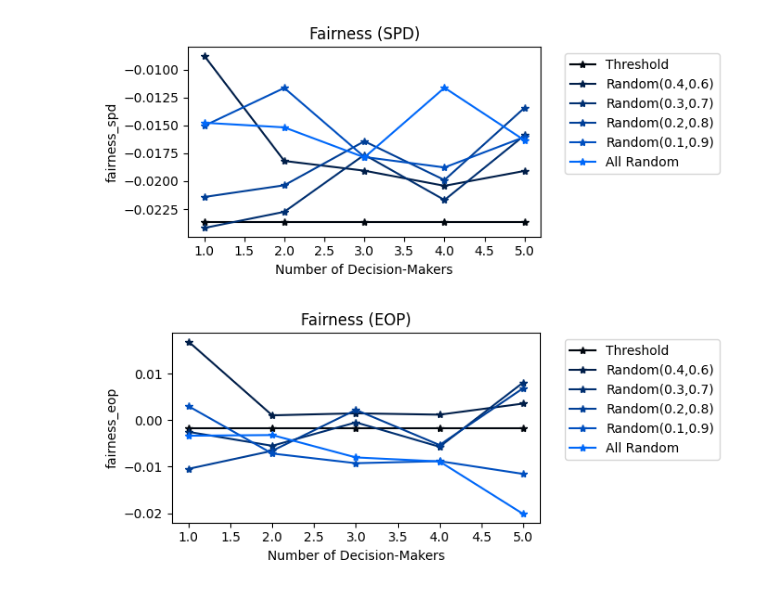
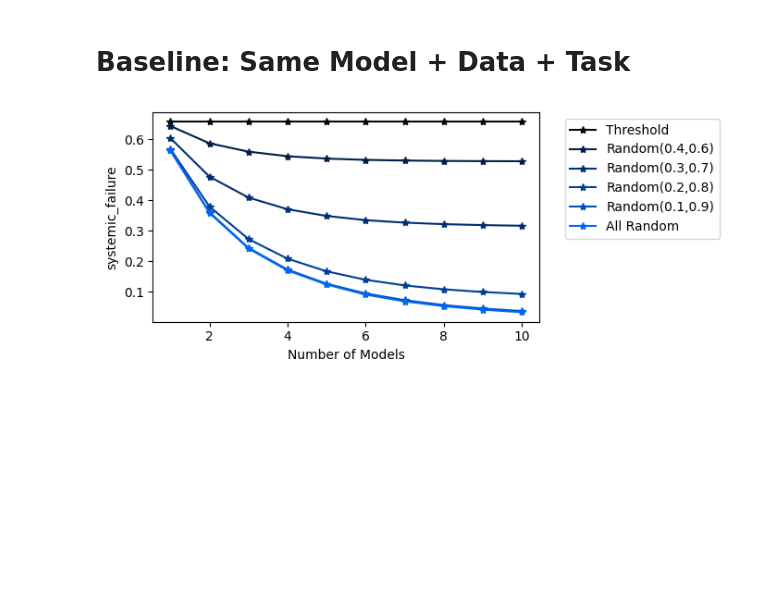
Before and after one commit to shomikj/severity_randomness, a Jupyter notebook: German Credit Results.ipynb, the cells around one changed output. Cells and saved outputs as stored; diff of their text form; code cells hidden in the pictures; blank space fills up the shorter version.

```diff
--- a/German Credit Results.ipynb
+++ b/German Credit Results.ipynb
@@ -24,12 +16,17 @@ df.head()
+# %%
+N_TRAIN = 800
+metric = "systemic_failure"
+method = "lockout"
+xaxis, xaxis_label = "num_models", "Number of Models"
 # %%
-df = df[["random_distance", xaxis, "accuracy", "acceptance", "fairness_spd", "fairness_eop",
-         "systemic_success", "systemic_failure", "multiplicity", "failure_rate", "homogenization_expected_failure", "homogenization_avg_failure"]]
-df = df.groupby(["random_distance", xaxis]).mean().reset_index(drop=False)
+df = df[df["method"]==method]
+df["data_scale"] = N_TRAIN/df["data_scale"]
+df = df[["exp_type", "random_distance", xaxis, metric]]
+df = df.groupby(["exp_type", "random_distance", xaxis]).mean().reset_index(drop=False)
 # %%
-def plot(df, title, metric, ylog=False):
+def plot(df, metric, ylog=False, ylim=None):
     plt.rcParams["figure.figsize"] = [7,3]
     fig, ax = plt.subplots()
-
     plt.plot(df.loc[df["random_distance"]==0, xaxis], df.loc[df["random_distance"]==0, metric], '*-', color='#00060e', label="Threshold")
     plt.plot(df.loc[df["random_distance"]==0.1, xaxis], df.loc[df["random_distance"]==0.1, metric], '*-', color='#001e49', label="Random(0.4,0.6)")
     plt.plot(df.loc[df["random_distance"]==0.2, xaxis], df.loc[df["random_distance"]==0.2, metric], '*-', color='#002f70', label="Random(0.3,0.7)")
@@ -37,13 +34,13 @@ def plot(df, title, metric, ylog=False):
     plt.plot(df.loc[df["random_distance"]==0.4, xaxis], df.loc[df["random_distance"]==0.4, metric], '*-', color='#004fbf', label="Random(0.1,0.9)")
     plt.plot(df.loc[df["random_distance"]==0.5, xaxis], df.loc[df["random_distance"]==0.5, metric], '*-', color='#0068f9', label="All Random")
 
-    #plt.ylim(0,1)
+    if ylim:
+        plt.ylim(ylim)
     if ylog:
         plt.yscale('log')
 
     plt.xlabel(xaxis_label)
     plt.ylabel(metric)
-    plt.title(title)
     plt.legend(bbox_to_anchor=(1.05, 1.0), loc='upper left')
     fig.tight_layout()
     plt.show()
@@ -88,8 +47,7 @@ plot(df, "Homogenization (Systemic Failure / Average Failure)", "homogenization_
-# %%
-plot(df, "Fairness (SPD)", "fairness_spd", False)
-# %% [output]
-[figure, removed]
-# %%
-plot(df, "Fairness (EOP)", "fairness_eop", False)
-# %% [output]
-[figure, removed]
+# %% [markdown]
+# Baseline: Same Model + Data + Task
+# %%
+curr = df[df["exp_type"]=="baseline"].reset_index(drop=True)
+plot(curr, metric)
+# %% [output]
+[figure, added]
```
Also changed, not shown: parts of 18 cells of this notebook, 3 other files.
